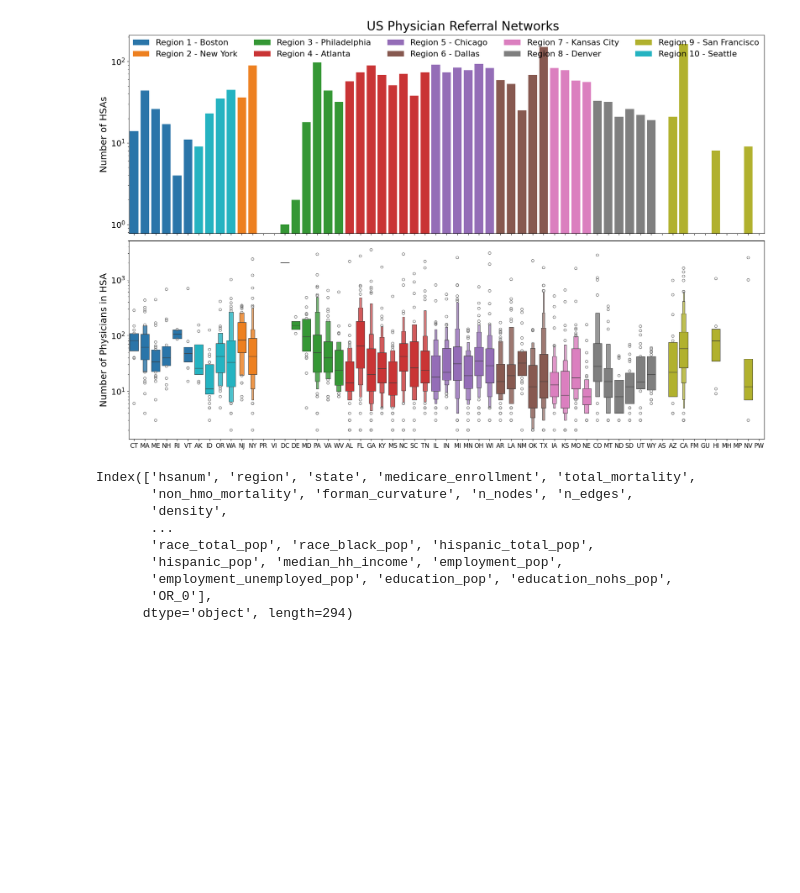
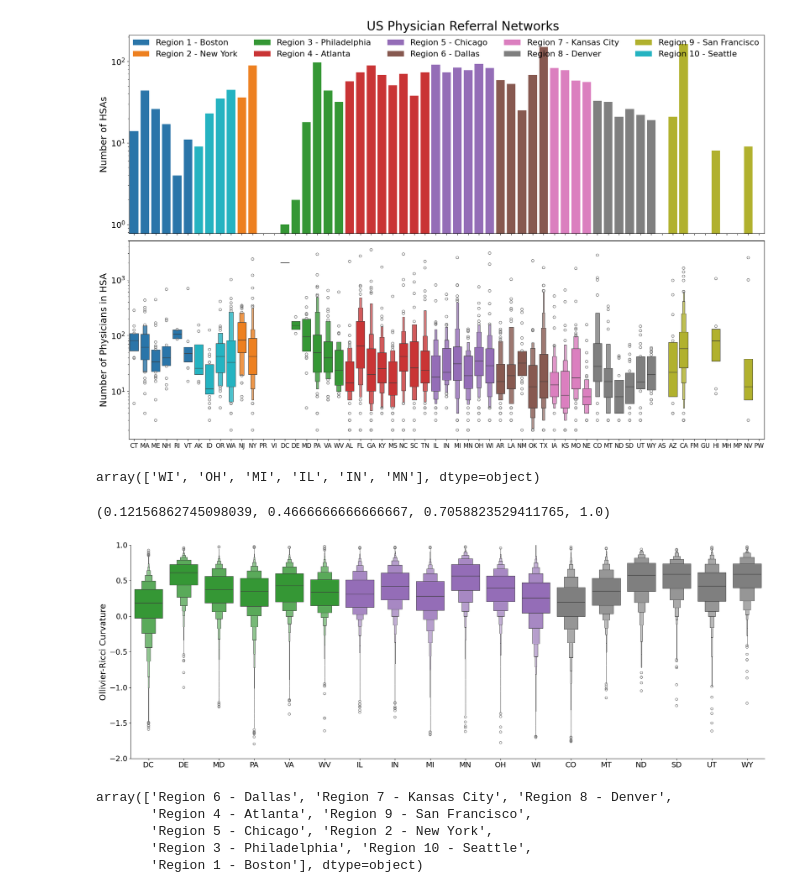
Before and after one commit to aidos-lab/apparent, a Jupyter notebook: notebooks/visualization.ipynb, the cells around one changed output. Cells and saved outputs as stored; diff of their text form; code cells hidden in the pictures; blank space fills up the shorter version.

Commit message:
orc dist for some states

```diff
--- a/notebooks/visualization.ipynb
+++ b/notebooks/visualization.ipynb
@@ -333,15 +333,37 @@ plt.tight_layout()
 plt.savefig(f"../figures/basic-descriptive-statistics.pdf", bbox_inches="tight", transparent=True)
 # %% [output]
 [figure]
+# %%
+df.query("region == 'Region 5 - Chicago'")[["hsanum","state", "OR_0"]].explode("OR_0").state.unique()
+# %% [output]
+array(['WI', 'OH', 'MI', 'IL', 'IN', 'MN'], dtype=object)
+# %%
+plt.cm.tab10(0)
+# %% [output]
+(0.12156862745098039, 0.4666666666666667, 0.7058823529411765, 1.0)
 # %%
-df.columns
+selected_regions = [#'Region 1 - Boston',
+                    'Region 3 - Philadelphia', 'Region 5 - Chicago', 'Region 8 - Denver']
+fig, ax = plt.subplots(1,1, figsize=(20,7))
+sns.boxenplot(data=df.query("region in @selected_regions")[["hsanum","region","state","OR_0"]].explode("OR_0").sort_values("region"),
+              x="state", y="OR_0", hue="region", order=[x for x in ordered_states if x in df.query("region in @selected_regions").state.unique()],
+              ax=ax, saturation=0.85, palette=[plt.cm.tab10(2), plt.cm.tab10(4), plt.cm.tab10(7)], legend=False,
+             )
+sns.despine(fig)
+ax.set_ylabel("Ollivier-Ricci Curvature", fontsize=labelsize)
+ax.set_xlabel("")
+ax.set_ylim(-2,1)
+ax.set_xticklabels(ax.get_xticklabels(), fontsize=ticksize)
+ax.set_yticklabels(ax.get_yticklabels(), fontsize=ticksize)
+plt.tight_layout()
+plt.savefig(f"../figures/orc-selected-regions.pdf", bbox_inches="tight", transparent=True)
 # %% [output]
-Index(['hsanum', 'region', 'state', 'medicare_enrollment', 'total_mortality',
-       'non_hmo_mortality', 'forman_curvature', 'n_nodes', 'n_edges',
-       'density',
-       ...
-       'race_total_pop', 'race_black_pop', 'hispanic_total_pop',
-       'hispanic_pop', 'median_hh_income', 'employment_pop',
-       'employment_unemployed_pop', 'education_pop', 'education_nohs_pop',
-       'OR_0'],
-      dtype='object', length=294)
+[figure, added]
+# %%
+region_order
+# %% [output]
+array(['Region 6 - Dallas', 'Region 7 - Kansas City', 'Region 8 - Denver',
+       'Region 4 - Atlanta', 'Region 9 - San Francisco',
+       'Region 5 - Chicago', 'Region 2 - New York',
+       'Region 3 - Philadelphia', 'Region 10 - Seattle',
+       'Region 1 - Boston'], dtype=object)
```
Also changed, not shown: 2 other files.
